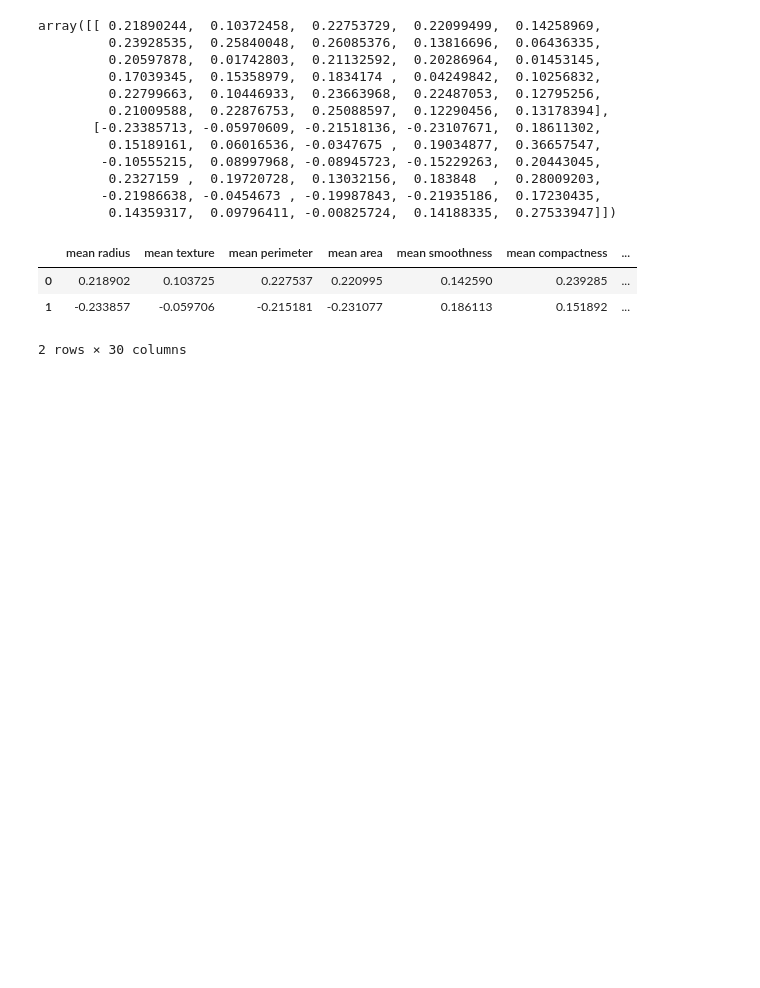
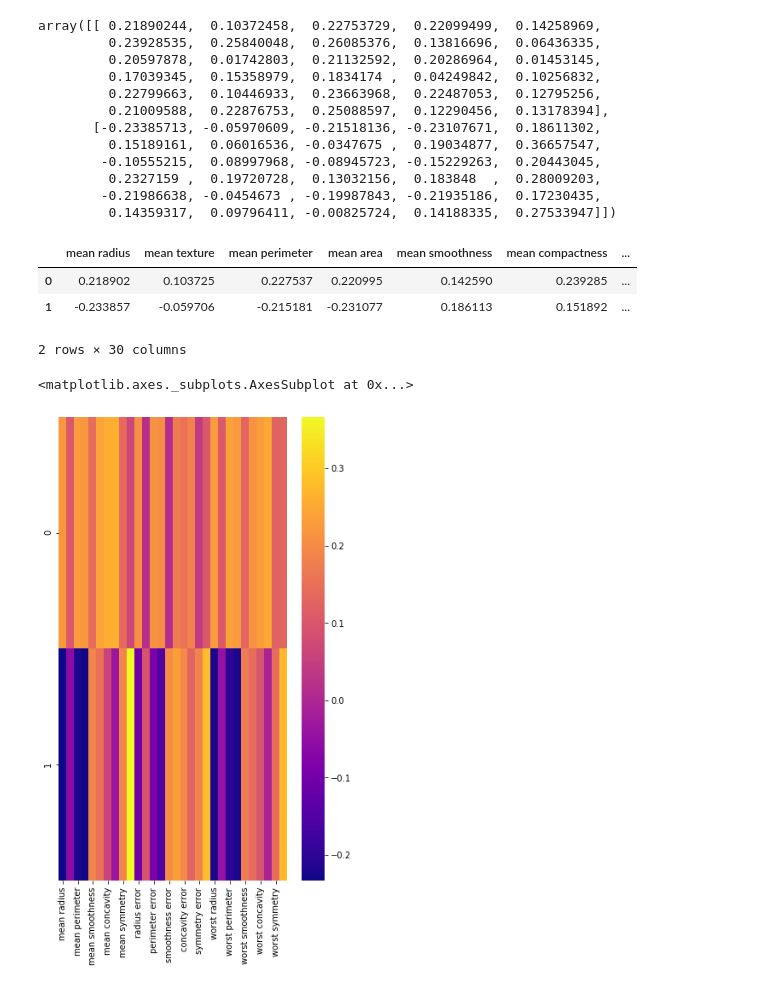
Before and after one commit to mesc08/Machine-Learning-Algorithms, a Jupyter notebook: PCA/Breast Cancer.ipynb, the cells around one changed output. Drawn from its saved outputs; the diff is of its cells as text; code cells hidden in the pictures; blank space fills up the shorter version.

```diff
--- a/PCA/Breast Cancer.ipynb
+++ b/PCA/Breast Cancer.ipynb
@@ -116,4 +116,8 @@ df_comp
 | 1 | -0.233857 | -0.059706 | -0.215181 | -0.231077 | 0.186113 | 0.151892 | ... |
 2 rows × 30 columns
 # %%
+plt.figure(figsize=(6,10))
 sns.heatmap(df_comp, cmap = 'plasma')
+# %% [output]
+<matplotlib.axes._subplots.AxesSubplot at 0x...>
+[figure, added]
```
Also changed, not shown: 3 other files.
